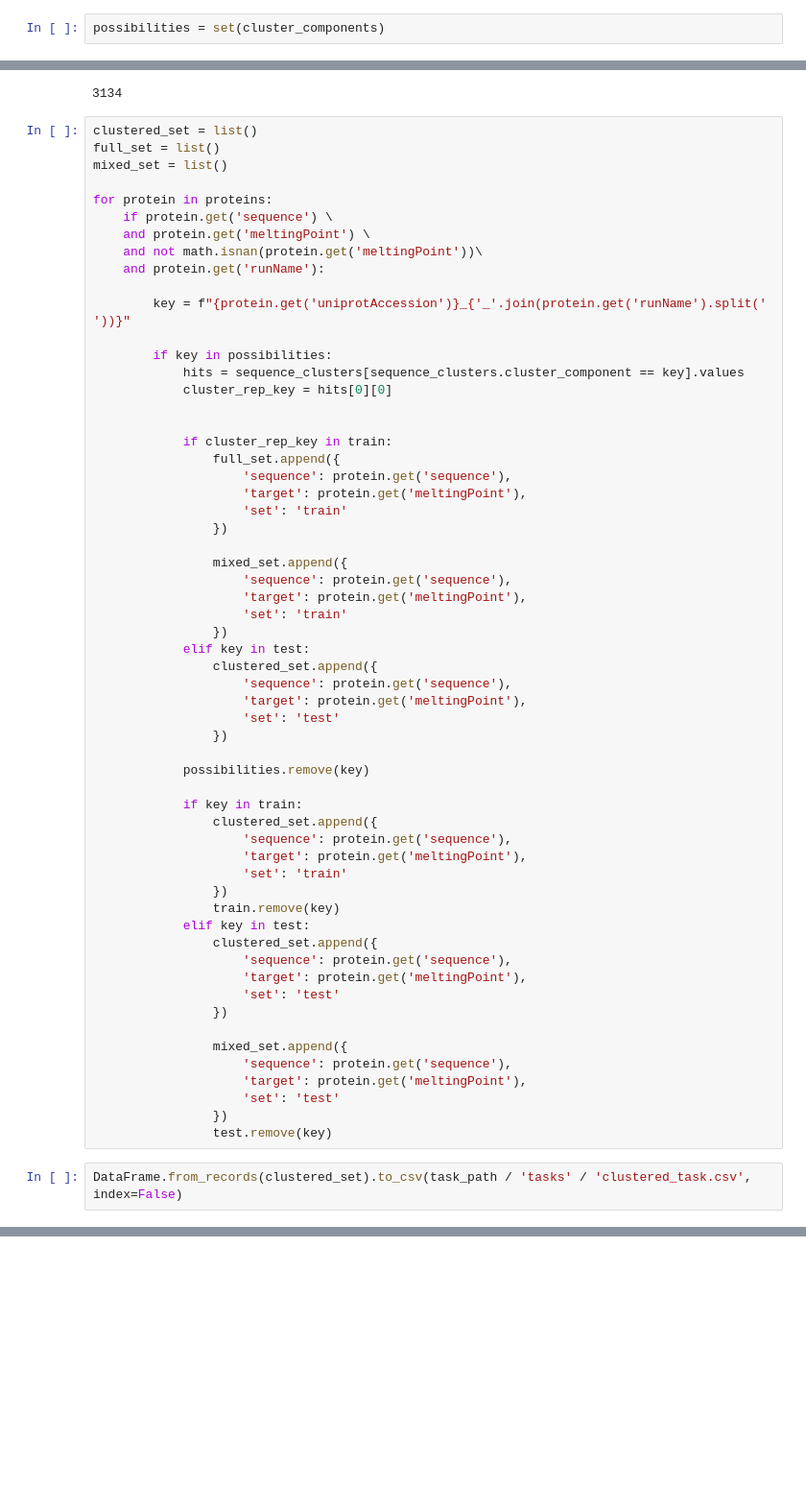
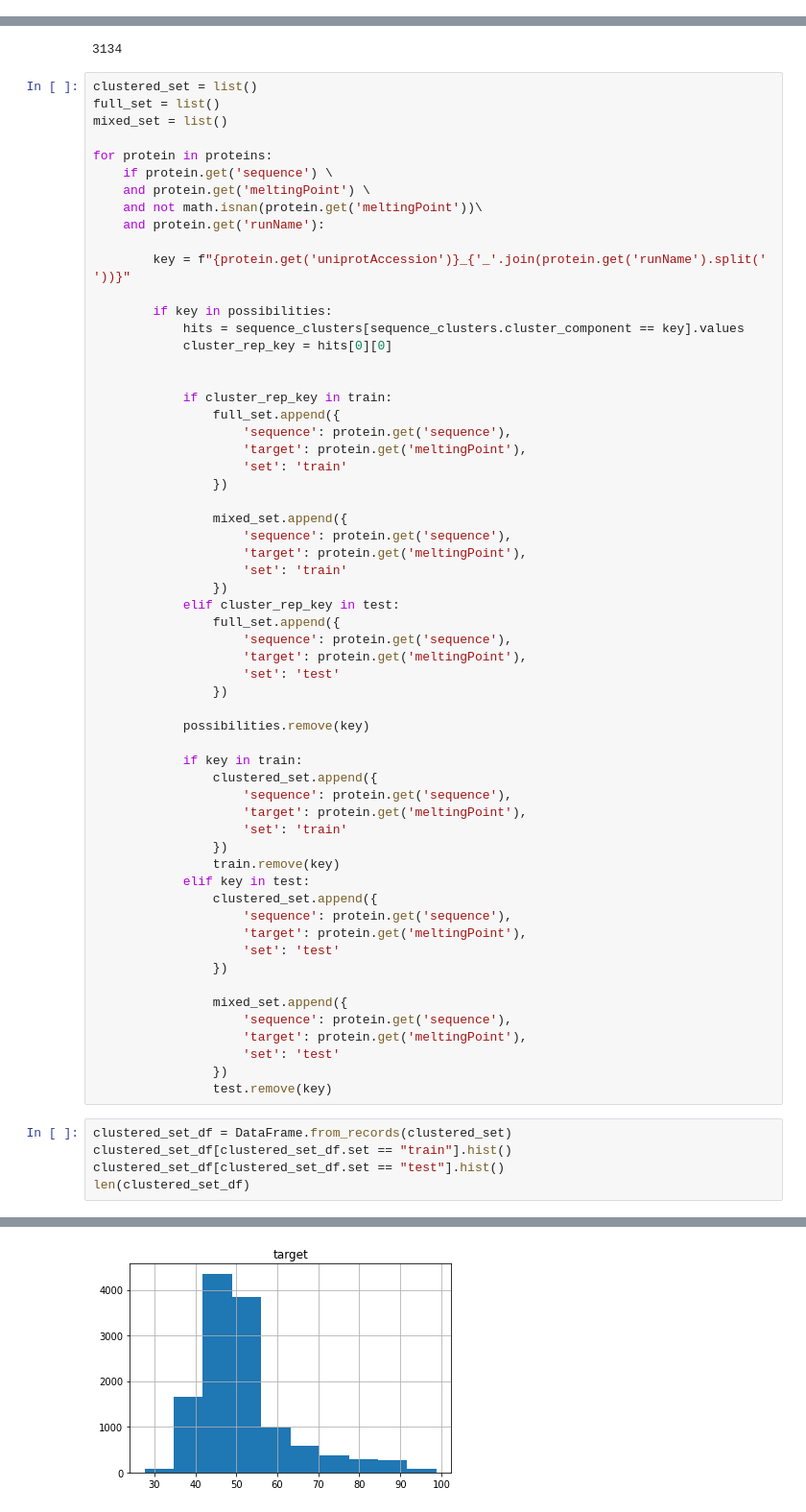
Before and after one commit to J-SNACKKB/FLIP, a Jupyter notebook: notebooks/2_meltome_atlas.ipynb, the cells around one changed output, grey strips where cells are left out. Shown: that part at 96% size. Saved outputs shown, nothing was run; the diff lists cells and outputs as text; blank space fills up the shorter version.

Commit message:
fixed meltome tasks + added analysis in the notebook

```diff
--- a/notebooks/2_meltome_atlas.ipynb
+++ b/notebooks/2_meltome_atlas.ipynb
@@ -266,8 +266,6 @@ print(f"Theres {len(cluster_representatives)} cluster representatives and "
       f"{len(cluster_components)} sequences in total.")
 # %% [output]
 Theres 15666 cluster representatives and 84030 sequences in total.
-# %%
-possibilities = set(cluster_components)
 # %%
 train, test = train_test_split(cluster_representatives, test_size=0.2, random_state=11)
 train = set(train)
@@ -310,8 +308,8 @@ for protein in proteins:
                     'target': protein.get('meltingPoint'),
                     'set': 'train'
                 })
-            elif key in test:
-                clustered_set.append({
+            elif cluster_rep_key in test:
+                full_set.append({
                     'sequence': protein.get('sequence'),
                     'target': protein.get('meltingPoint'),
                     'set': 'test'
@@ -340,4 +338,8 @@ for protein in proteins:
                 })
                 test.remove(key)
 # %%
-DataFrame.from_records(clustered_set).to_csv(task_path / 'tasks' / 'clustered_task.csv', index=False)
+clustered_set_df = DataFrame.from_records(clustered_set)
+clustered_set_df[clustered_set_df.set == "train"].hist()
+clustered_set_df[clustered_set_df.set == "test"].hist()
+len(clustered_set_df)
+# %% [output]
@@ -343,0 +347 @@ DataFrame.from_records(clustered_set).to_csv(task_path / 'tasks' / 'clustered_ta
+[figure, added]
```
Also changed, not shown: parts of 4 cells of this notebook, 1 other file.
